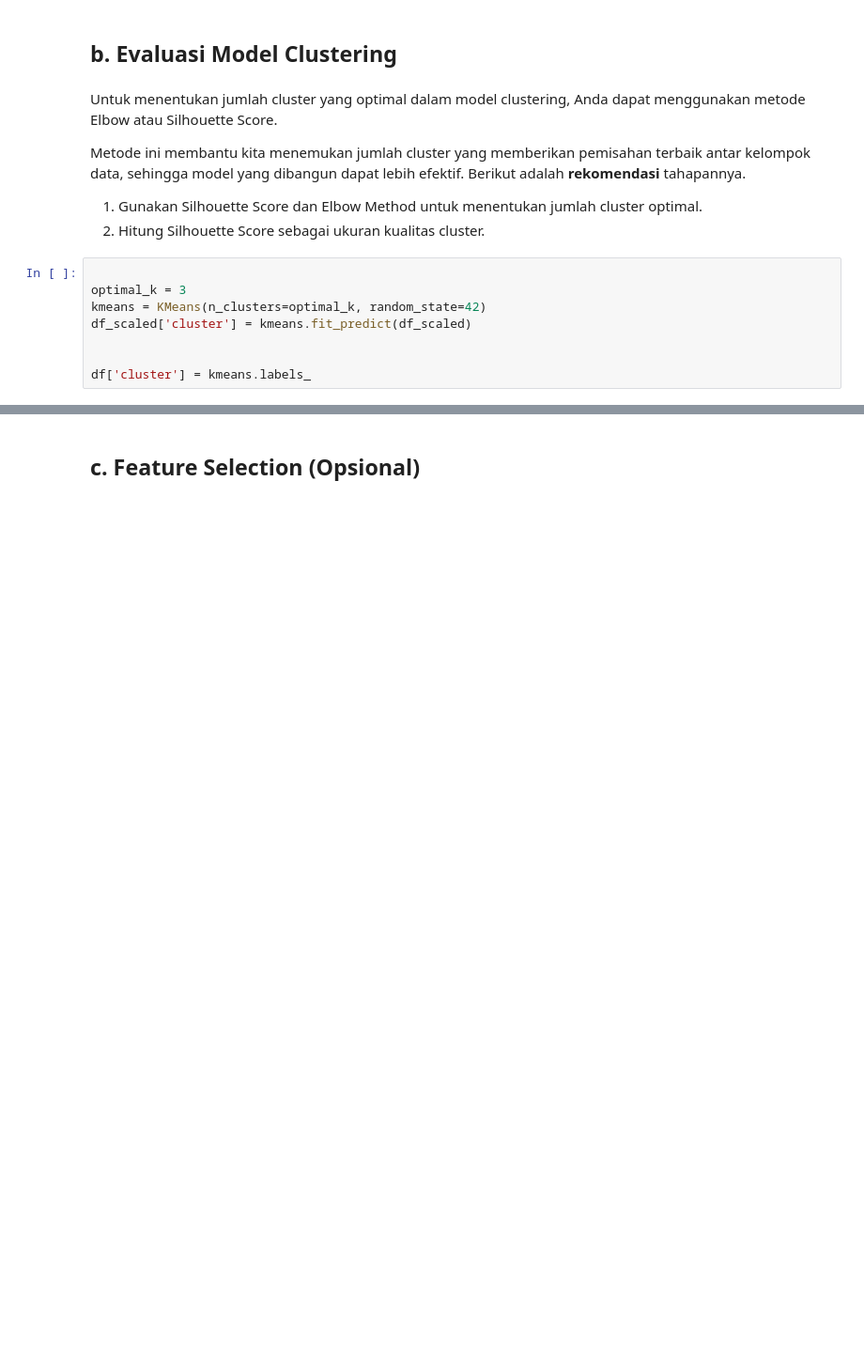
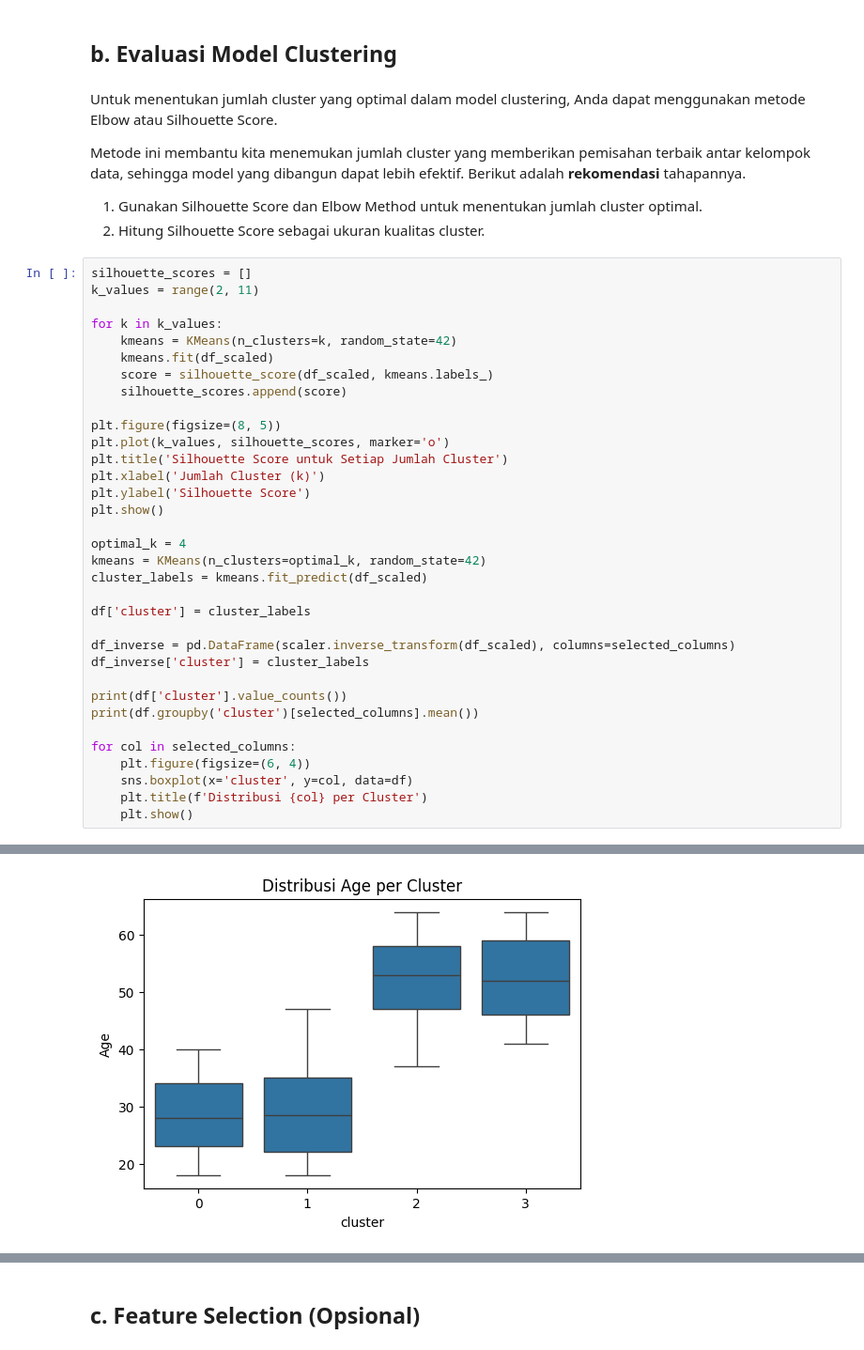
Before and after one commit to whatyuupratama/sub_Proyek-Machine-Learning, a Jupyter notebook: [Clustering]_Submission_Akhir_BMLP_Wahyu Pratama.ipynb, the cells around one changed output, grey strips where cells are left out. Shown: that part at 94% size. Saved outputs shown, nothing was run; the diff lists cells and outputs as text; blank space fills up the shorter version.

```diff
--- a/[Clustering]_Submission_Akhir_BMLP_Wahyu Pratama.ipynb
+++ b/[Clustering]_Submission_Akhir_BMLP_Wahyu Pratama.ipynb
@@ -205,11 +199,38 @@ Untuk menentukan jumlah cluster yang optimal dalam model clustering, Anda dapat
 Metode ini membantu kita menemukan jumlah cluster yang memberikan pemisahan terbaik antar kelompok data, sehingga model yang dibangun dapat lebih efektif. Berikut adalah **rekomendasi** tahapannya.
 1. Gunakan Silhouette Score dan Elbow Method untuk menentukan jumlah cluster optimal.
 2. Hitung Silhouette Score sebagai ukuran kualitas cluster.
-# %%
-
-optimal_k = 3
-kmeans = KMeans(n_clusters=optimal_k, random_state=42)
-df_scaled['cluster'] = kmeans.fit_predict(df_scaled)
-
-
-df['cluster'] = kmeans.labels_
+# %%
+silhouette_scores = []
+k_values = range(2, 11)
+
+for k in k_values:
+    kmeans = KMeans(n_clusters=k, random_state=42)
+    kmeans.fit(df_scaled)
+    score = silhouette_score(df_scaled, kmeans.labels_)
+    silhouette_scores.append(score)
+
+plt.figure(figsize=(8, 5))
+plt.plot(k_values, silhouette_scores, marker='o')
+plt.title('Silhouette Score untuk Setiap Jumlah Cluster')
+plt.xlabel('Jumlah Cluster (k)')
+plt.ylabel('Silhouette Score')
+plt.show()
+
+optimal_k = 4
+kmeans = KMeans(n_clusters=optimal_k, random_state=42)
+cluster_labels = kmeans.fit_predict(df_scaled)
+
+df['cluster'] = cluster_labels
+
+df_inverse = pd.DataFrame(scaler.inverse_transform(df_scaled), columns=selected_columns)
+df_inverse['cluster'] = cluster_labels
+
+print(df['cluster'].value_counts())
+print(df.groupby('cluster')[selected_columns].mean())
+
+for col in selected_columns:
+    plt.figure(figsize=(6, 4))
+    sns.boxplot(x='cluster', y=col, data=df)
+    plt.title(f'Distribusi {col} per Cluster')
+    plt.show()
+# %% [output]
@@ -215,0 +250 @@ df['cluster'] = kmeans.labels_
+[figure, added]
```
Also changed, not shown: parts of 12 cells of this notebook, 5 other files.
